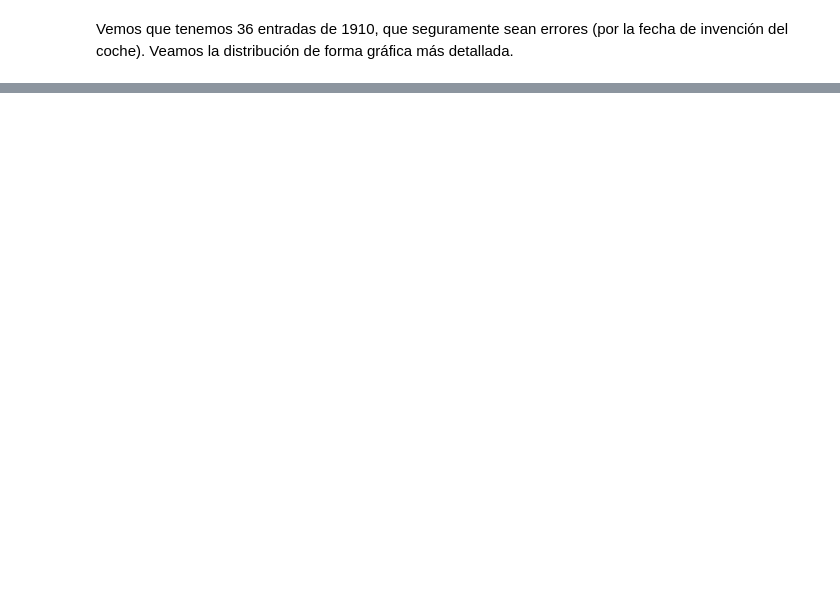
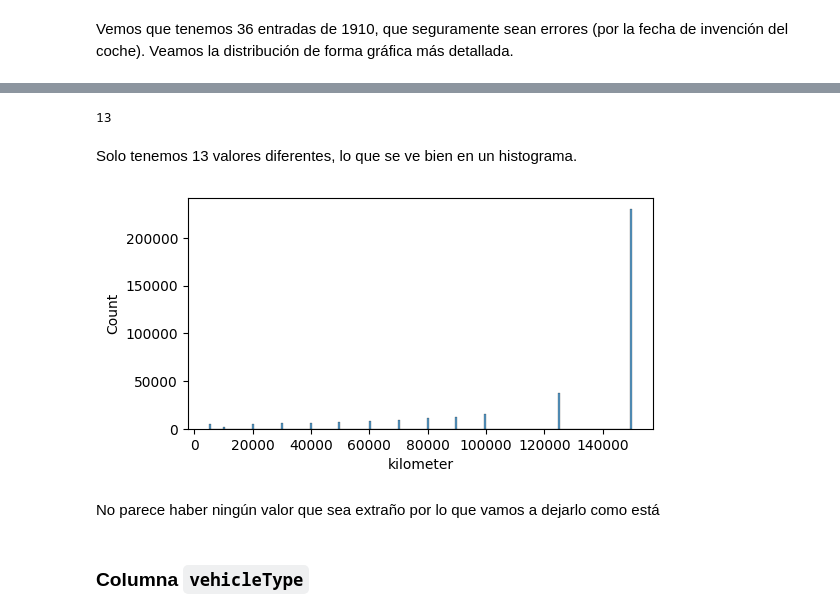
Before and after one commit to SupernovaIa/Project-ML-CarPricePrediction, a Jupyter notebook: notebook/02-Limpieza.ipynb, the cells around one changed output, grey strips where cells are left out. Saved outputs shown, nothing was run; the diff lists cells and outputs as text; code cells hidden in the pictures; blank space fills up the shorter version.

```diff
--- a/notebook/02-Limpieza.ipynb
+++ b/notebook/02-Limpieza.ipynb
@@ -183,0 +210,3 @@ plt.show()
+# %%
+# Nos quedamos con las entradas que sean posteriores a 1950 (el umbral de años que hemos establecido)
+df = df[df['yearOfRegistration'] > umbral_fecha]
@@ -183,0 +219,7 @@ plt.show()
+# %%
+umbral_superior_cv = 550
+
+plt.figure(figsize=(8, 4))
+
+sns.histplot(df['powerCV'], bins=20, binrange=(umbral_superior_cv, 1200))
+plt.show()
@@ -183,0 +236,3 @@ plt.show()
+# %%
+# Nos quedamos con las entradas que tengan una potencia imferior al umbral
+df = df[df['powerCV'] < umbral_superior_cv]
@@ -183,0 +258,3 @@ plt.show()
+# %%
+# Generar nulos para estos valores
+df['powerCV'] = df['powerCV'].apply(lambda x: np.nan if x < 40 else x)
@@ -183,0 +283,16 @@ plt.show()
+# %%
+df['kilometer'].nunique()
+# %% [output]
+13
+# %% [markdown]
+Solo tenemos 13 valores diferentes, lo que se ve bien en un histograma.
+# %%
+plt.figure(figsize=(6, 3))
+sns.histplot(df['kilometer'])
+plt.show()
+# %% [output]
+[figure, added]
+# %% [markdown]
+No parece haber ningún valor que sea extraño por lo que vamos a dejarlo como está
+# %% [markdown]
+### Columna `vehicleType`
```
Also changed, not shown: parts of 48 cells of this notebook, 2 other files.
